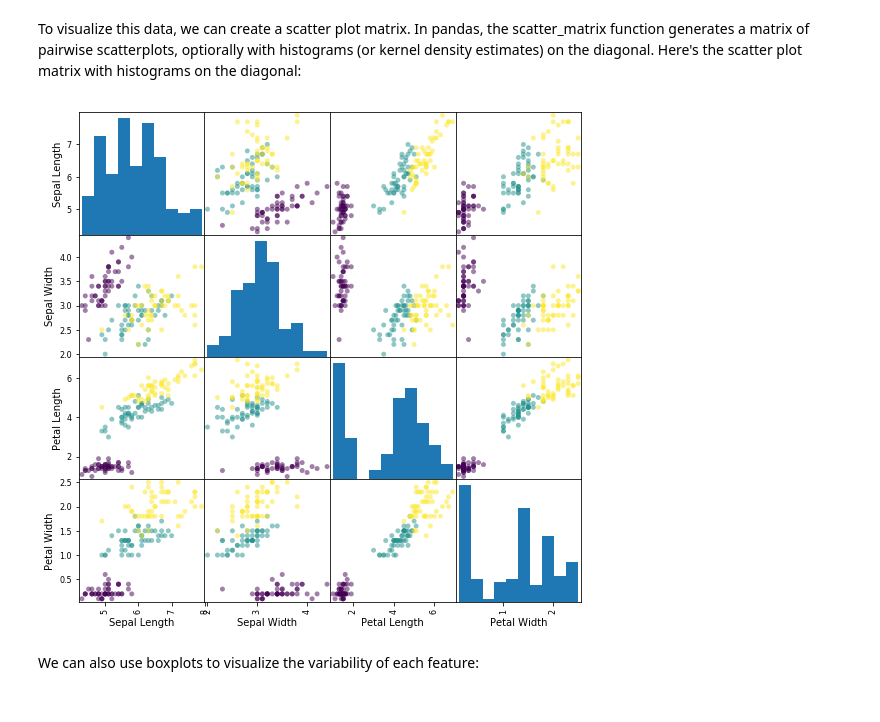
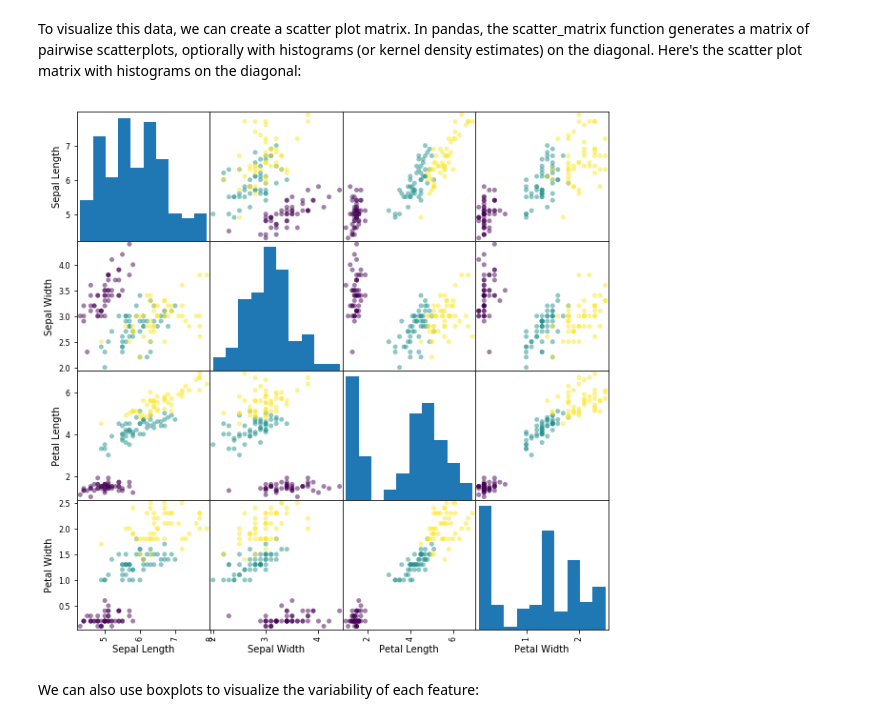
Before and after one commit to anfibil/cs6220, a Jupyter notebook: Week 03 - Data Preprocessing.ipynb, the cells around one changed output. Saved outputs shown, nothing was run; the diff lists cells and outputs as text; code cells hidden in the pictures.

```diff
--- a/Week 03 - Data Preprocessing.ipynb
+++ b/Week 03 - Data Preprocessing.ipynb
@@ -376,12 +376,12 @@ df_iris = df_iris.dropna()
 # %% [markdown]
 To visualize this data, we can create a scatter plot matrix. In pandas, the scatter_matrix function generates a matrix of pairwise scatterplots, optiorally with histograms (or kernel density estimates) on the diagonal. Here's the scatter plot matrix with histograms on the diagonal:
 # %%
-colors = pd.factorize(df_iris['Name'])[0]  # get each rows class value
+colors = pd.factorize(df_iris['Name'])[0]  # get numeric class value for each row
 
 # Plot each species
-pl1 = pd.tools.plotting.scatter_matrix(df_iris, diagonal='hist', figsize=(9, 9), c=colors, s=100)
+pl1 = pd.plotting.scatter_matrix(df_iris, figsize=(10, 10), c=colors, s=100)
 # %% [output]
-[figure, old version]
+[figure, new version]
 # %% [markdown]
 We can also use boxplots to visualize the variability of each feature:
 # %%
```
Also changed, not shown: parts of 1 cell of this notebook, 1 other file.
